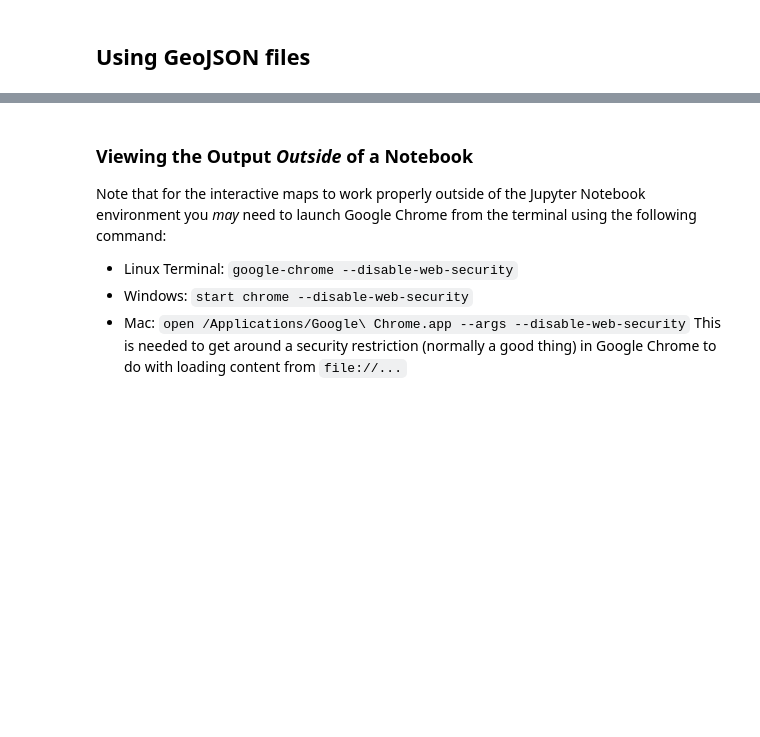
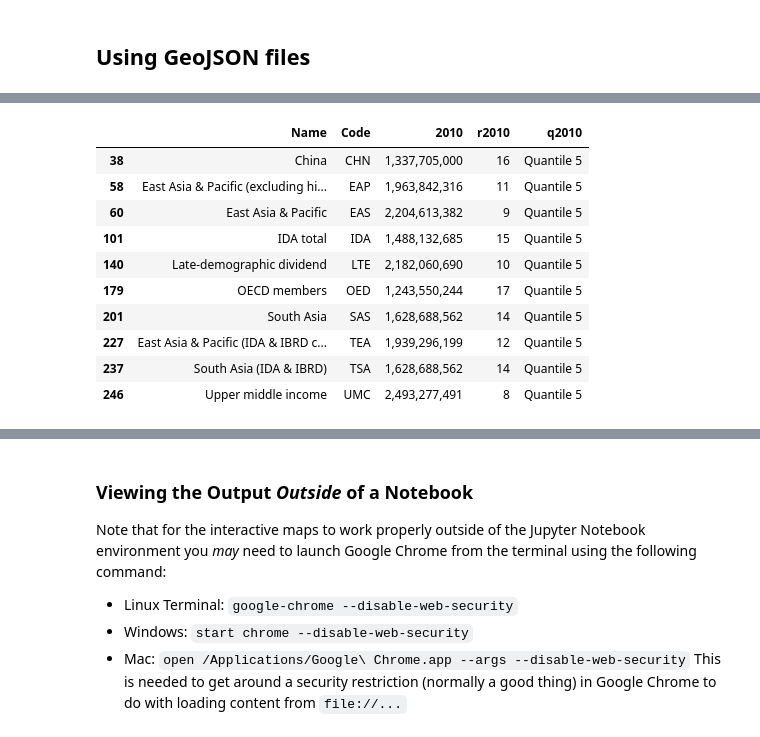
Before and after one commit to kingsgeocomp/spatial-analysis, a Jupyter notebook: New-Practical-1-Simple Web Mapping.ipynb, the cells around one changed output, grey strips where cells are left out. Drawn from its saved outputs; the diff is of its cells as text; code cells hidden in the pictures; blank space fills up the shorter version.

```diff
--- a/New-Practical-1-Simple Web Mapping.ipynb
+++ b/New-Practical-1-Simple Web Mapping.ipynb
@@ -293,0 +270,2 @@ _Objective:_ drawing on the code that you used to show the LSOA data as a chorop
+# %%
+df['r2010'] = df['2010'].rank(ascending=False)
@@ -293,0 +280,4 @@ _Objective:_ drawing on the code that you used to show the LSOA data as a chorop
+# %%
+quantiles = df['2010'].quantile([0.0, 0.2, 0.4, 0.6, 0.8, 1.0]).values.tolist() # ???
+for q in quantiles:
+    print("Quantile: " + '{:,.0f}'.format(q))
@@ -293,0 +291,2 @@ _Objective:_ drawing on the code that you used to show the LSOA data as a chorop
+# %%
+df['q2010'] = pd.cut(df['2010'], bins=quantiles, labels=['Quantile ' + str(x) for x in range(1, len(quantiles))])
@@ -293,0 +302,14 @@ _Objective:_ drawing on the code that you used to show the LSOA data as a chorop
+# %%
+df[(df.r2010 <= 17) & (df.r2010 > 7)][['Name','Code','2010','r2010','q2010']]
+# %% [output]
+|  | Name | Code | 2010 | r2010 | q2010 |
+| 38 | China | CHN | 1,337,705,000 | 16 | Quantile 5 |
+| 58 | East Asia & Pacific (excluding hi... | EAP | 1,963,842,316 | 11 | Quantile 5 |
+| 60 | East Asia & Pacific | EAS | 2,204,613,382 | 9 | Quantile 5 |
+| 101 | IDA total | IDA | 1,488,132,685 | 15 | Quantile 5 |
+| 140 | Late-demographic dividend | LTE | 2,182,060,690 | 10 | Quantile 5 |
+| 179 | OECD members | OED | 1,243,550,244 | 17 | Quantile 5 |
+| 201 | South Asia | SAS | 1,628,688,562 | 14 | Quantile 5 |
+| 227 | East Asia & Pacific (IDA & IBRD c... | TEA | 1,939,296,199 | 12 | Quantile 5 |
+| 237 | South Asia (IDA & IBRD) | TSA | 1,628,688,562 | 14 | Quantile 5 |
+| 246 | Upper middle income | UMC | 2,493,277,491 | 8 | Quantile 5 |
```
Also changed, not shown: parts of 64 cells of this notebook.
